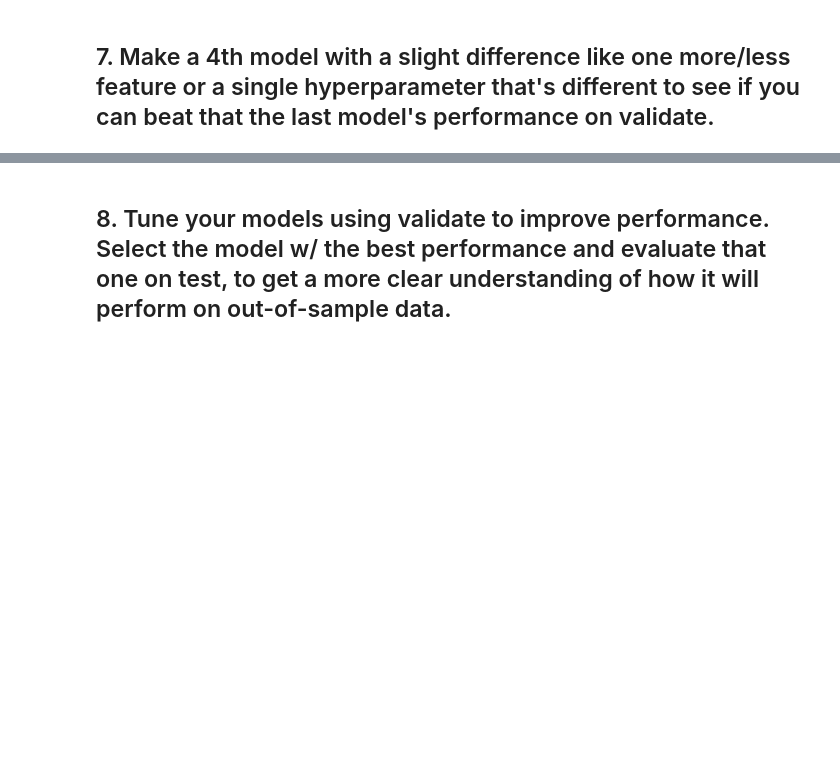
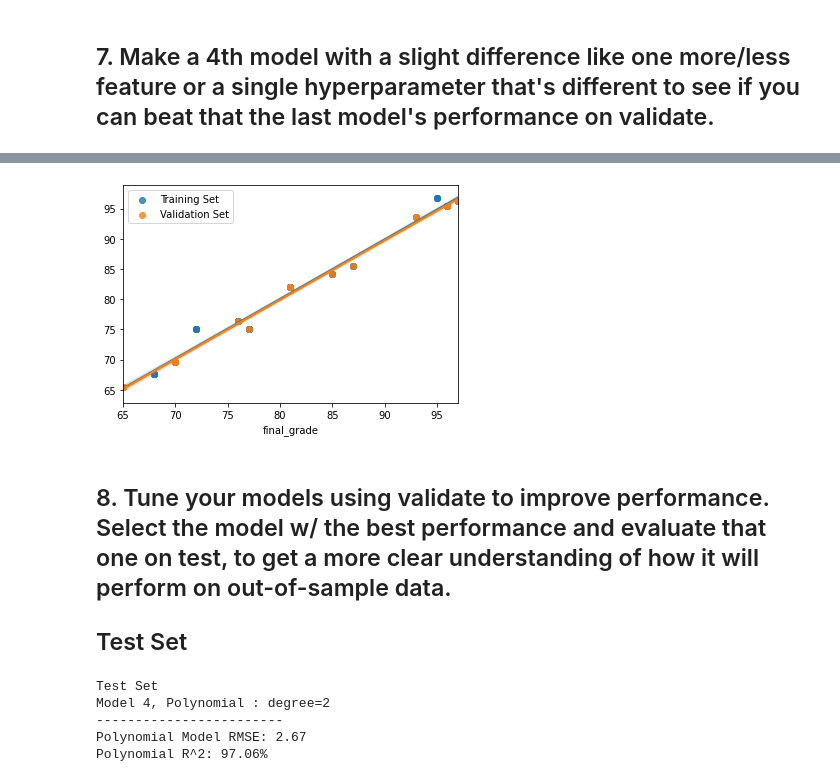
Before and after one commit to Promeos/regression-exercises, a Jupyter notebook: model.ipynb, the cells around one changed output, grey strips where cells are left out. Cells and saved outputs as stored; diff of their text form; code cells hidden in the pictures; blank space fills up the shorter version.

```diff
--- a/model.ipynb
+++ b/model.ipynb
@@ -269,2 +324,10 @@ PolynomialFeatures()
+# %%
+sns.regplot(y_train, yhat_poly_train, label='Training Set')
+sns.regplot(y_validate, yhat_poly_validate, label='Validation Set')
+plt.legend();
+# %% [output]
+[figure, added]
 # %% [markdown]
 ## 8. Tune your models using validate to improve performance. Select the model w/ the best performance and evaluate that one on test, to get a more clear understanding of how it will perform on out-of-sample data.
+
+## Test Set
@@ -270,0 +338,14 @@ PolynomialFeatures()
+# %%
+rmse_poly_test = mean_squared_error(y_test, yhat_poly_test)
+rsquared_poly_test = explained_variance_score(y_test, yhat_poly_test)
+
+print("Test Set\nModel 4, Polynomial : degree=2")
+print('-' * 24)
+print(f"Polynomial Model RMSE: {rmse_poly_test:.2f}")
+print(f"Polynomial R^2: {rsquared_poly_test:.2%}")
+# %% [output]
+Test Set
+Model 4, Polynomial : degree=2
+------------------------
+Polynomial Model RMSE: 2.67
+Polynomial R^2: 97.06%
```
Also changed, not shown: parts of 25 cells of this notebook.
